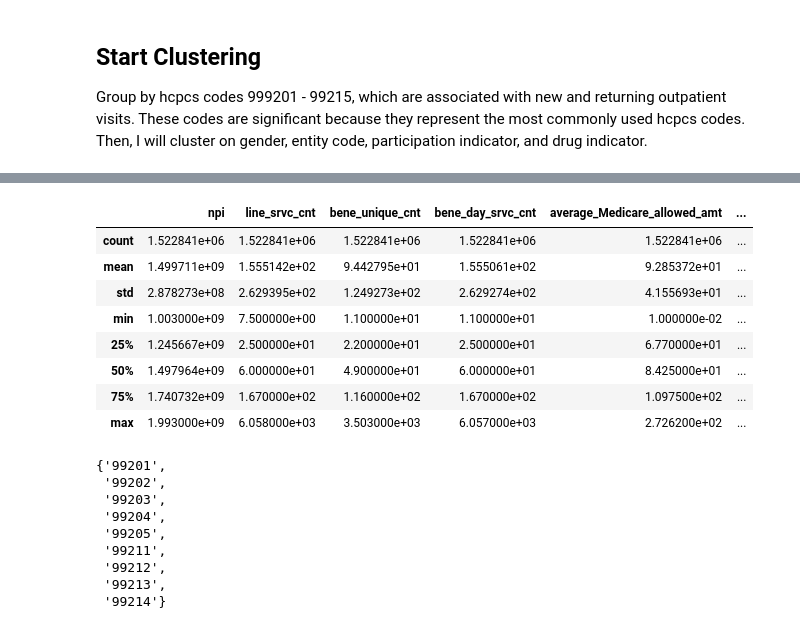
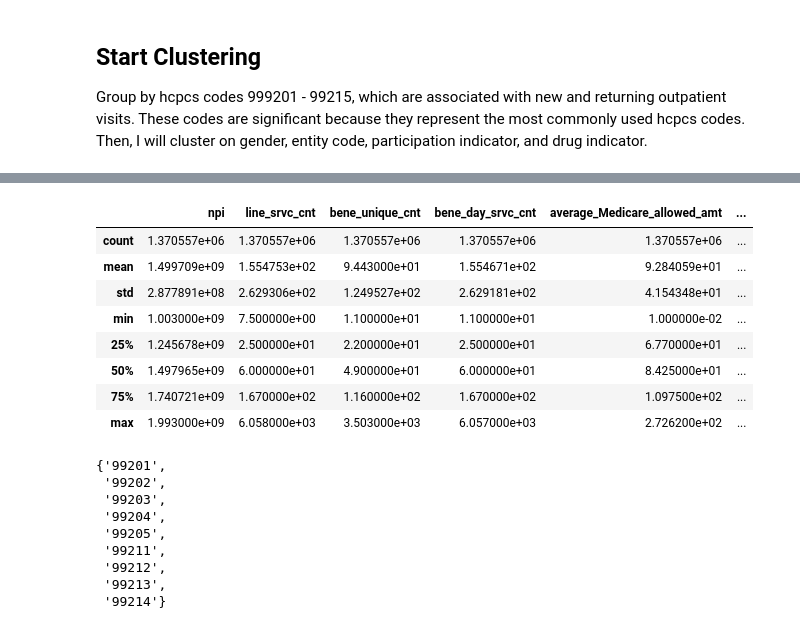
Before and after one commit to cmarshall1999/308Project1, a Jupyter notebook: Project1-EDA.ipynb, the cells around one changed output, grey strips where cells are left out. Drawn from its saved outputs; the diff is of its cells as text; code cells hidden in the pictures.

```diff
--- a/Project1-EDA.ipynb
+++ b/Project1-EDA.ipynb
@@ -360,6 +360,7 @@ Group by hcpcs codes 999201 - 99215, which are associated with new and returning
 df_clust = []
 df_clust = df.loc[df['hcpcs_code'] > '99200']
 df_clust = df_clust.loc[df_clust['hcpcs_code'] < '99215']
+df_clust = df_clust.reset_index(drop=True)
 df_clust.head()
 # %% [output]
 |  | npi | nppes_provider_last_org_name | nppes_provider_first_name | nppes_provider_mi | nppes_credentials | ... |
@@ -371 +372,5 @@ df_clust.head()
 5 rows × 36 columns
+# %%
+pay_ratio = logx['average_Medicare_allowed_amt']/logx['average_submitted_chrg_amt']
+pay_ratio = pay_ratio.reset_index(drop=True)
+pay_ratio.head()
@@ -372,13 +395,17 @@ df_clust.head()
+# %%
+train_ind = df_clust.sample(frac = 0.9, random_state = 0).index
+train = df_clust.loc[train_ind,:]
+test = df_clust[~df_clust.index.isin(train_ind)]
 # %%
-df_clust.describe()
+train.describe()
 # %% [output]
 |  | npi | line_srvc_cnt | bene_unique_cnt | bene_day_srvc_cnt | average_Medicare_allowed_amt | ... |
-| count | 1.522841e+06 | 1.522841e+06 | 1.522841e+06 | 1.522841e+06 | 1.522841e+06 | ... |
-| mean | 1.499711e+09 | 1.555142e+02 | 9.442795e+01 | 1.555061e+02 | 9.285372e+01 | ... |
-| std | 2.878273e+08 | 2.629395e+02 | 1.249273e+02 | 2.629274e+02 | 4.155693e+01 | ... |
+| count | 1.370557e+06 | 1.370557e+06 | 1.370557e+06 | 1.370557e+06 | 1.370557e+06 | ... |
+| mean | 1.499709e+09 | 1.554753e+02 | 9.443000e+01 | 1.554671e+02 | 9.284059e+01 | ... |
+| std | 2.877891e+08 | 2.629306e+02 | 1.249527e+02 | 2.629181e+02 | 4.154348e+01 | ... |
 | min | 1.003000e+09 | 7.500000e+00 | 1.100000e+01 | 1.100000e+01 | 1.000000e-02 | ... |
-| 25% | 1.245667e+09 | 2.500000e+01 | 2.200000e+01 | 2.500000e+01 | 6.770000e+01 | ... |
-| 50% | 1.497964e+09 | 6.000000e+01 | 4.900000e+01 | 6.000000e+01 | 8.425000e+01 | ... |
-| 75% | 1.740732e+09 | 1.670000e+02 | 1.160000e+02 | 1.670000e+02 | 1.097500e+02 | ... |
+| 25% | 1.245678e+09 | 2.500000e+01 | 2.200000e+01 | 2.500000e+01 | 6.770000e+01 | ... |
+| 50% | 1.497965e+09 | 6.000000e+01 | 4.900000e+01 | 6.000000e+01 | 8.425000e+01 | ... |
+| 75% | 1.740721e+09 | 1.670000e+02 | 1.160000e+02 | 1.670000e+02 | 1.097500e+02 | ... |
 | max | 1.993000e+09 | 6.058000e+03 | 3.503000e+03 | 6.057000e+03 | 2.726200e+02 | ... |
 # %%
```
Also changed, not shown: parts of 46 cells of this notebook.
